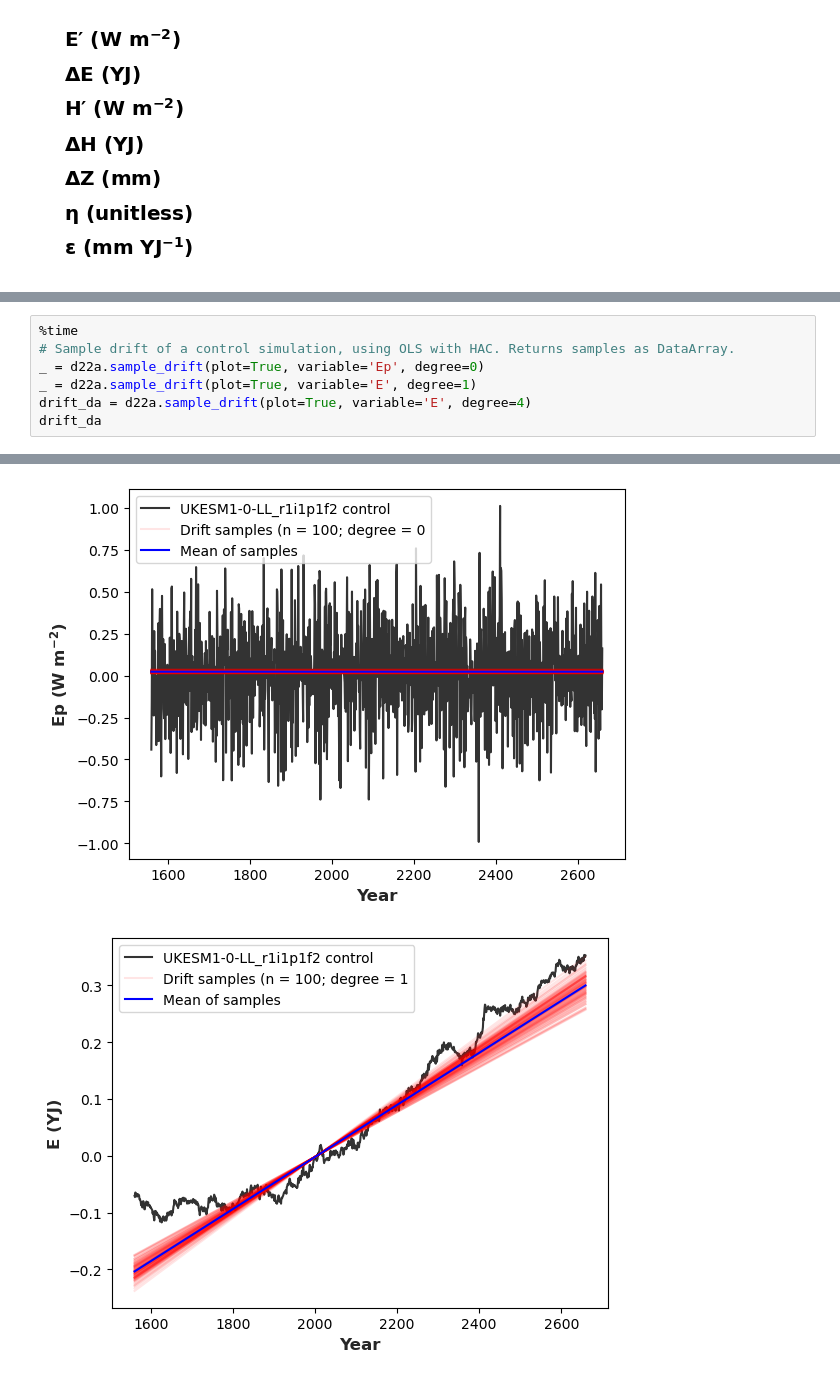
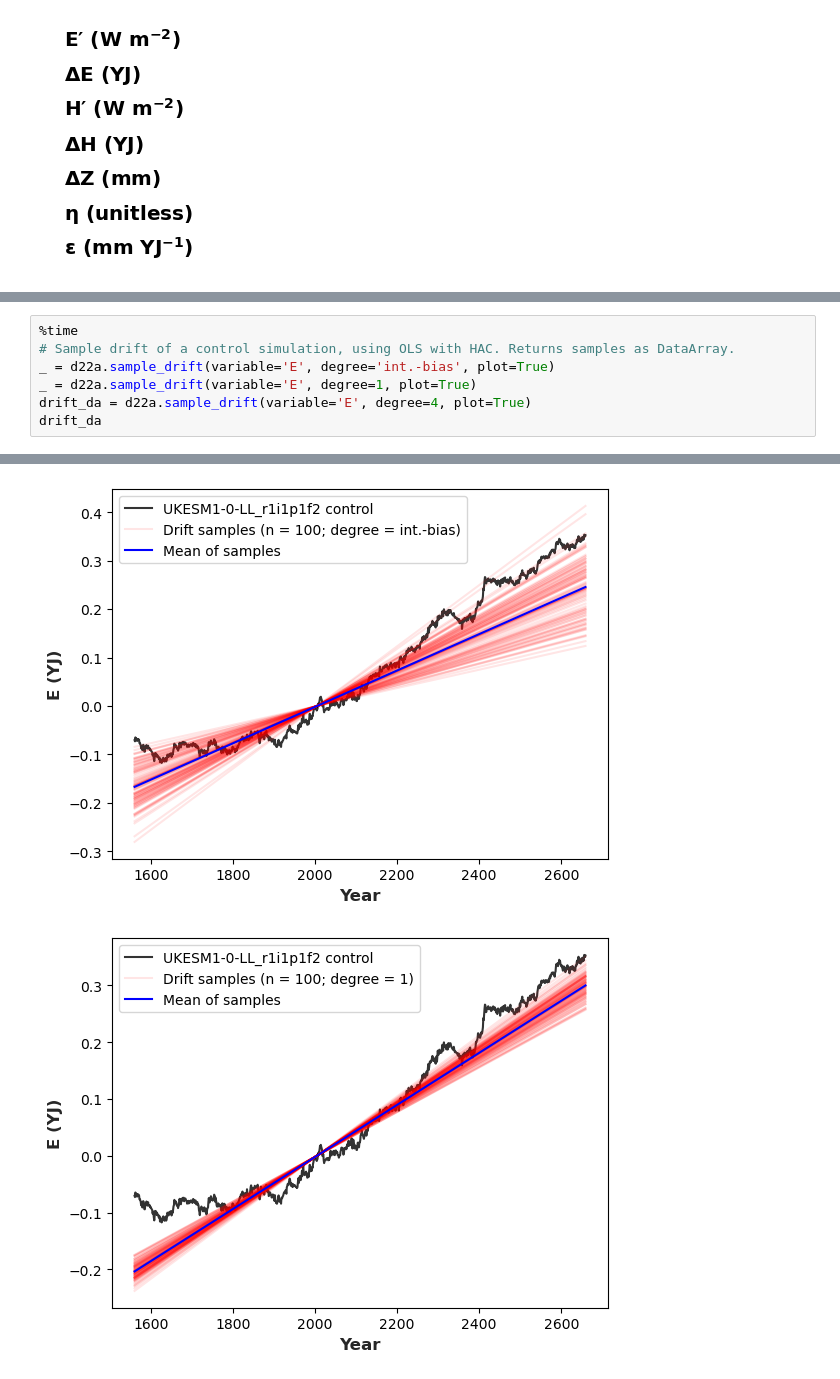
Before and after one commit to grandey/d22a-mcdc, a Jupyter notebook: test_d22a.ipynb, the cells around one changed output, grey strips where cells are left out. Drawn from its saved outputs; the diff is of its cells as text.

Commit message:
- sample_drift(): implement degree = ‘int.-bias’ option, to use integrated-bias method. - get_cmip6_df(): include convert_Wm2yr_YJ column.

```diff
--- a/test_d22a.ipynb
+++ b/test_d22a.ipynb
@@ -87,8 +87,8 @@ get_cmip6_df(UKESM1-0-LL_r1i1p1f2, piControl): shifted start year from 1960 to 1
 # %%
 %time
 # Sample drift of a control simulation, using OLS with HAC. Returns samples as DataArray.
-_ = d22a.sample_drift(plot=True, variable='Ep', degree=0)
-_ = d22a.sample_drift(plot=True, variable='E', degree=1)
-drift_da = d22a.sample_drift(plot=True, variable='E', degree=4)
+_ = d22a.sample_drift(variable='E', degree='int.-bias', plot=True)
+_ = d22a.sample_drift(variable='E', degree=1, plot=True)
+drift_da = d22a.sample_drift(variable='E', degree=4, plot=True)
 drift_da
 # %% [output]
@@ -97,4 +97,4 @@ Wall time: 3.1 µs
-[figure, old version]
+[figure, new version]
 [figure]
 [figure]
 <xarray.DataArray (Draw: 100, Year: 1100)>
```
Also changed, not shown: parts of 4 cells of this notebook, 1 other file.
